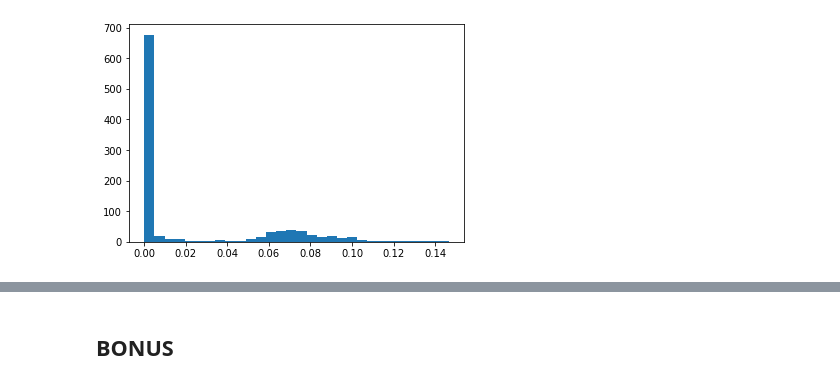
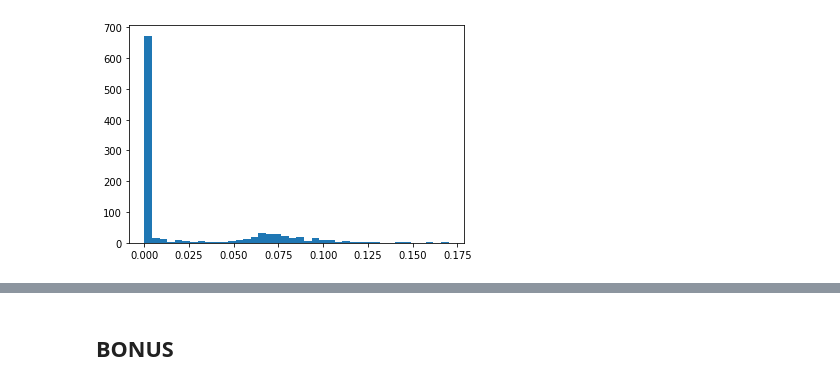
Before and after one commit to g-peltier/OT_DM, a Jupyter notebook: scripts/OT_nina_guillaume.ipynb, the cells around one changed output, grey strips where cells are left out. Drawn from its saved outputs; the diff is of its cells as text; code cells hidden in the pictures.

```diff
--- a/scripts/OT_nina_guillaume.ipynb
+++ b/scripts/OT_nina_guillaume.ipynb
@@ -111,10 +109,10 @@ simulations = [run_simu_2(num_samples, num_agents) for _ in range(num_simu)]
 diff_res = [diff_prc_simu_2(res) for res in simulations]
 # %%
 s = np.argsort(diff_res)
-plt.hist(np.take(diff_res, s), 30)
+plt.hist(np.take(diff_res, s), 40)
 plt.show()
 # %% [output]
-[figure, old version]
+[figure, new version]
 # %%
 res_pb = simulations[s[-1]]
 # %%
```
Also changed, not shown: parts of 6 cells of this notebook, 4 other files.
